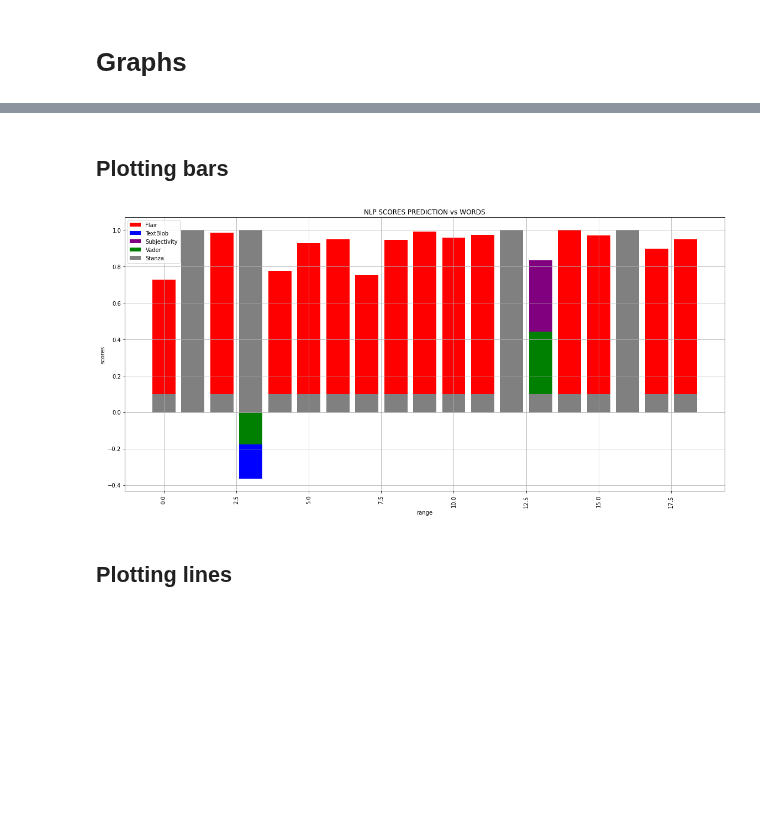
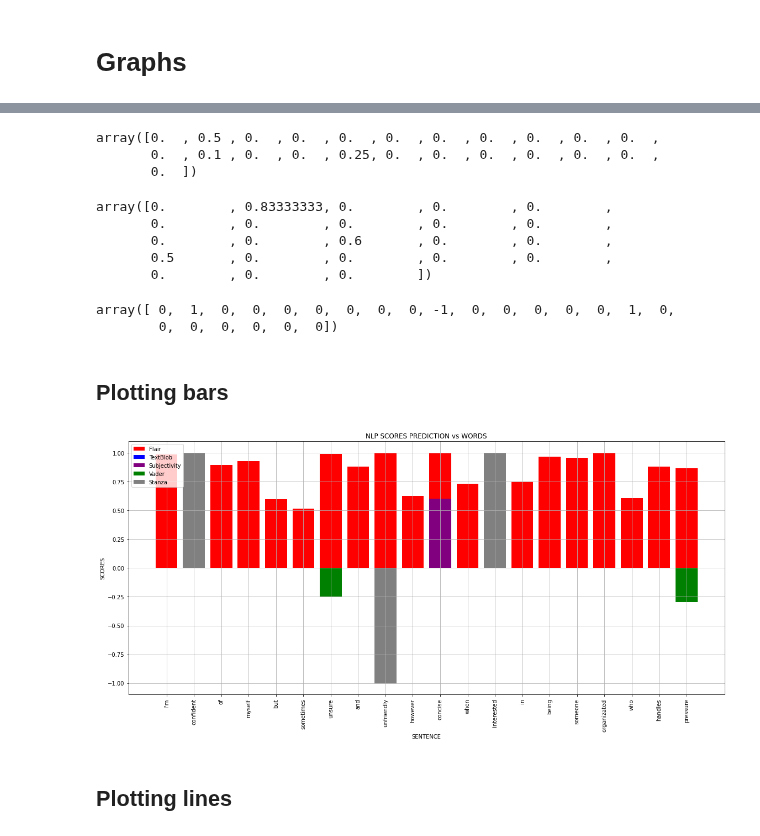
Before and after one commit to aascode/sentiment-analysis-2, a Jupyter notebook: plotting_NLP.ipynb, the cells around one changed output, grey strips where cells are left out. Saved outputs shown, nothing was run; the diff lists cells and outputs as text; code cells hidden in the pictures; blank space fills up the shorter version.

```diff
--- a/plotting_NLP.ipynb
+++ b/plotting_NLP.ipynb
@@ -249,8 +245,11 @@ x_flair = range(len(y_flair))
+# %%
+x_plots = data.split()
 # %%
 y_textblob_sentiment = np.array([(lambda x: text_blob_subjective(x)[0])(x) for x in data.split()])
 y_textblob_subjectivity = np.array([(lambda x: text_blob_subjective(x)[1])(x) for x in data.split()])
 # %%
 y_vader = [(lambda x: SIA.polarity_scores(x)['compound'])(x) for x in data.split()]
+y_vader = np.array(y_vader)
 # %%
 y_stanza_1 = [(lambda x: stanza_funct(x))(x) for x in data.split()]
 y_stanza = []
@@ -258,6 +257,7 @@ for i in y_stanza_1:
     if i == 2:
         y_stanza.append(1)
     elif i == 1:
-        y_stanza.append(0.1)
+        y_stanza.append(0)
     else:
         y_stanza.append(-1)
+y_stanza = np.array(y_stanza)
@@ -264,3 +274,22 @@ for i in y_stanza_1:
+# %%
+y_textblob_sentiment
+# %% [output]
+array([0.  , 0.5 , 0.  , 0.  , 0.  , 0.  , 0.  , 0.  , 0.  , 0.  , 0.  ,
+       0.  , 0.1 , 0.  , 0.  , 0.25, 0.  , 0.  , 0.  , 0.  , 0.  , 0.  ,
+       0.  ])
+# %%
+y_textblob_subjectivity
+# %% [output]
+array([0.        , 0.83333333, 0.        , 0.        , 0.        ,
+       0.        , 0.        , 0.        , 0.        , 0.        ,
+       0.        , 0.        , 0.6       , 0.        , 0.        ,
+       0.5       , 0.        , 0.        , 0.        , 0.        ,
+       0.        , 0.        , 0.        ])
+# %%
+y_stanza
+# %% [output]
+array([ 0,  1,  0,  0,  0,  0,  0,  0,  0, -1,  0,  0,  0,  0,  0,  1,  0,
+        0,  0,  0,  0,  0,  0])
 # %% [markdown]
 ## **Plotting bars**
 # %%
@@ -272,8 +301,8 @@ def plot_bar(p1y, p2y, p3y, p4y, p5y, x, size):
     plt.bar(x, p4y, label='Vader', color='green')
     plt.bar(x, p5y, label='Stanza', color='grey')
     plt.title('NLP SCORES PREDICTION vs WORDS')
-    plt.xlabel('range')
-    plt.ylabel('scores')
+    plt.xlabel('SENTENCE')
+    plt.ylabel('SCORES')
     plt.legend(loc='upper left')
     plt.xticks(rotation='vertical')
     plt.tight_layout()
@@ -283,15 +312,15 @@ def plot_bar(p1y, p2y, p3y, p4y, p5y, x, size):
 # %%
 plot_bar(
     p1y=y_flair,
     p2y=y_textblob_sentiment,
     p3y=y_textblob_subjectivity,
     p4y=y_vader,
     p5y=y_stanza,
-    x=x_flair,
+    x=x_plots,
     size=(16,  8)
 )
 # %% [output]
-[figure, old version]
+[figure, new version]
 # %% [markdown]
 ## **Plotting lines**
 # %%
```
Also changed, not shown: parts of 25 cells of this notebook.
